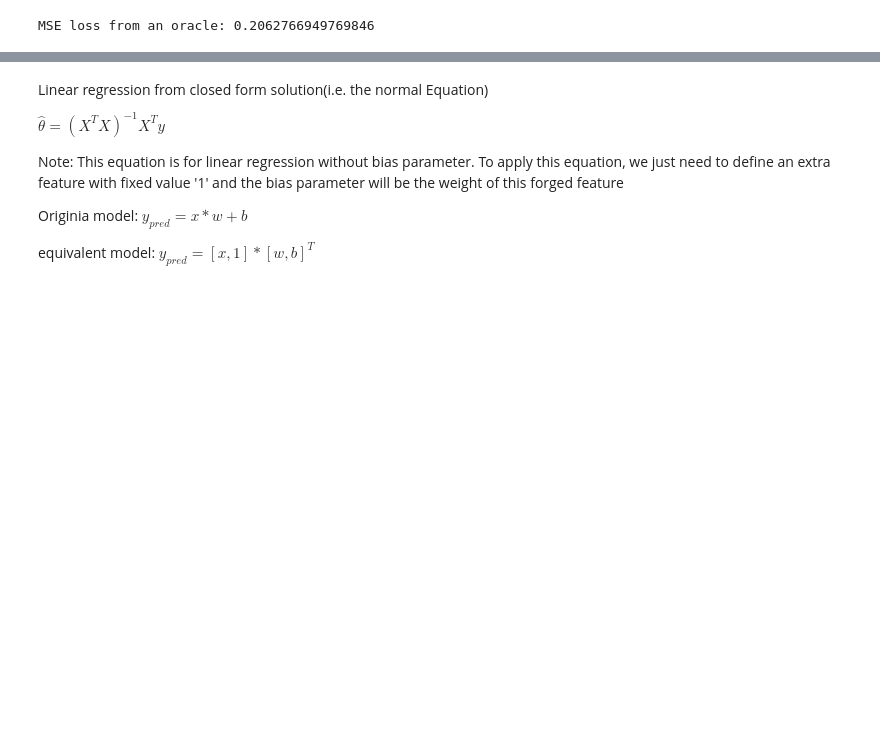
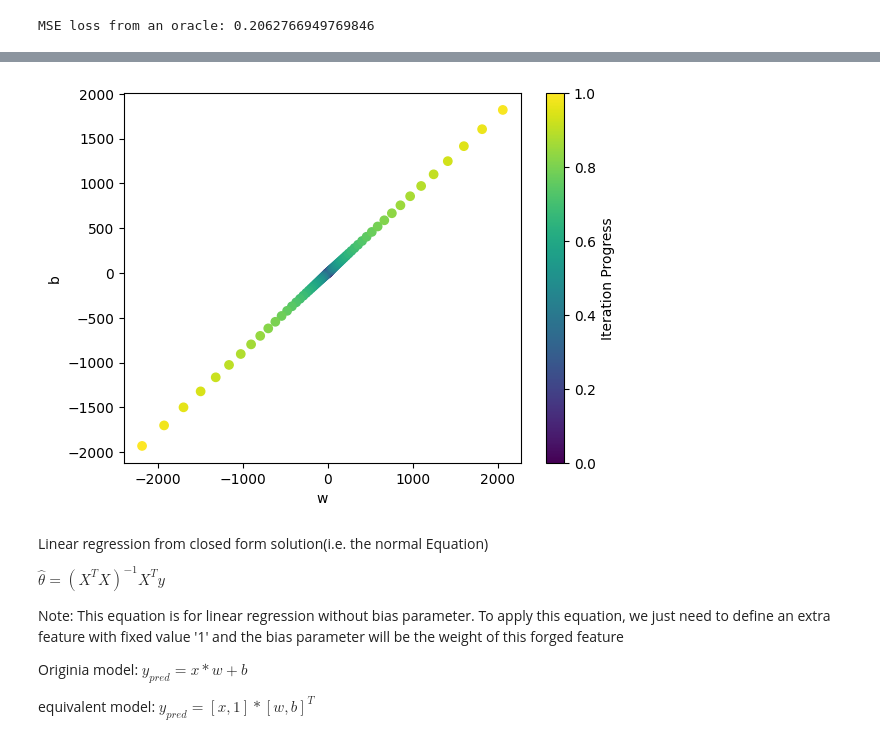
Before and after one commit to lhlich/ml_coding, a Jupyter notebook: classic_ml/linear_regression_gradient_descent.ipynb, the cells around one changed output, grey strips where cells are left out. Drawn from its saved outputs; the diff is of its cells as text; code cells hidden in the pictures; blank space fills up the shorter version.

```diff
--- a/classic_ml/linear_regression_gradient_descent.ipynb
+++ b/classic_ml/linear_regression_gradient_descent.ipynb
@@ -33,0 +56,44 @@ MSE loss from an oracle: 0.2062766949769846
+# %%
+from typing import List
+
+max_epochs = 100
+learning_rate = 0.5
+
+params = np.random.randn(2, 1) # [w, b]
+loss = []
+params_history = [params.copy()]
+for i in range(1, max_epochs+1):
+    w_gd, b_gd = params
+    pred = X * w_gd + b_gd
+    loss.append(MSE(y, pred))
+
+    dLdw = (-2/m) * np.sum(X*(y-pred))
+    dLdb = (-2/m) * np.sum(y-pred)
+    gradient = np.array([dLdw, dLdb]).reshape(2, 1)
+
+    params -= learning_rate*gradient
+    params_history.append(params.copy())
+
+    if i%20 == 0:
+        print(f'At epoch {i}, loss {loss[-1]}')
+
+print(f"MSE: {MSE(y, X * w_gd + b_gd)}")
+print(f'w from training {w_gd}, ground truth {w}')
+print(f'b from training {b_gd}, ground truth {b}')
+
+
+
+# Visualize the evolution of b_gd over time
+params_history = np.hstack(params_history)  # Stack history horizontally for plotting
+
+# Create a colormap based on iteration index
+num_points = len(params_history[0, :])  # Number of points in history
+iterations = np.linspace(0, 1, num_points)  # Create a normalized array for the colormap
+colors = plt.cm.viridis(iterations)  # Use a colormap (viridis)
+
+plt.scatter(params_history[0, :], params_history[1, :], c=iterations, cmap='viridis')
+plt.colorbar(label='Iteration Progress')  # Add colorbar to show iteration progress
+plt.xlabel('w')
+plt.ylabel('b')
+plt.show()
+# %% [output]
@@ -34,3 +108,4 @@ MSE loss from an oracle: 0.2062766949769846
+[figure, added]
 # %% [markdown]
 Linear regression from closed form solution(i.e. the normal Equation)
 
```
Also changed, not shown: parts of 10 cells of this notebook.
